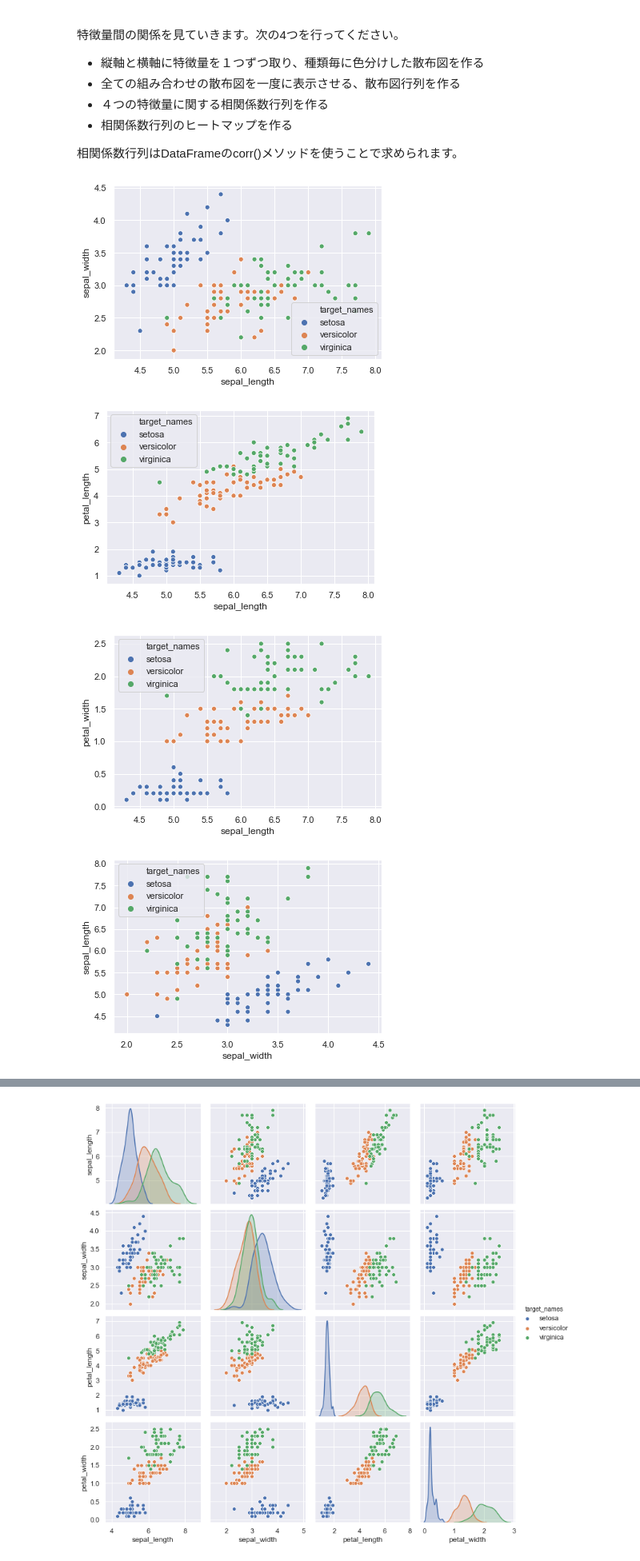
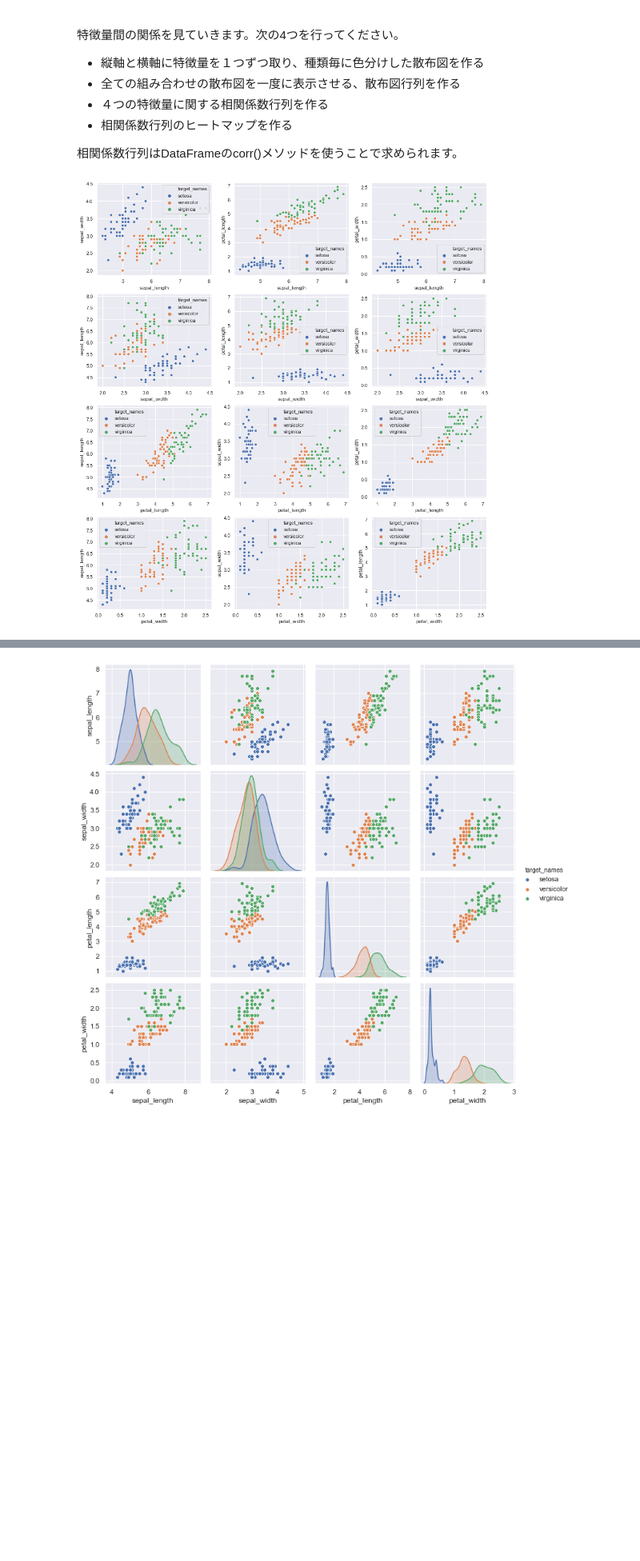
Before and after one commit to tkyiw/diveintocode-ml, a Jupyter notebook: Week3/Week3授業前課題1アヤメの分析.ipynb, the cells around one changed output, grey strips where cells are left out. Shown at 80% size. Drawn from its saved outputs; the diff is of its cells as text; code cells hidden in the pictures; blank space fills up the shorter version.

```diff
--- a/Week3/Week3授業前課題1アヤメの分析.ipynb
+++ b/Week3/Week3授業前課題1アヤメの分析.ipynb
@@ -334,13 +334,13 @@ label_dic = dict(zip(df['Species'].unique().tolist(),
 X['target_names'] = df['Species'].replace(label_dic)
 # %%
 # 縦軸と横軸に特徴量を１つずつ取り、種類毎に色分けした散布図を作る
+cou = 1
+plt.figure(figsize=(16,18))
 for i in X.columns[:-1]:
     for j in X.columns[:-1]:
         if i != j:
+            plt.subplot(4,3,cou)
             sns.scatterplot(x=i, y=j, hue='target_names', data=X)
-            plt.show()
+            cou+=1
 # %% [output]
-[figure, old version]
+[figure, new version]
-[figure, removed]
-[figure, removed]
-[figure, removed]
```
Also changed, not shown: parts of 1 cell of this notebook.
